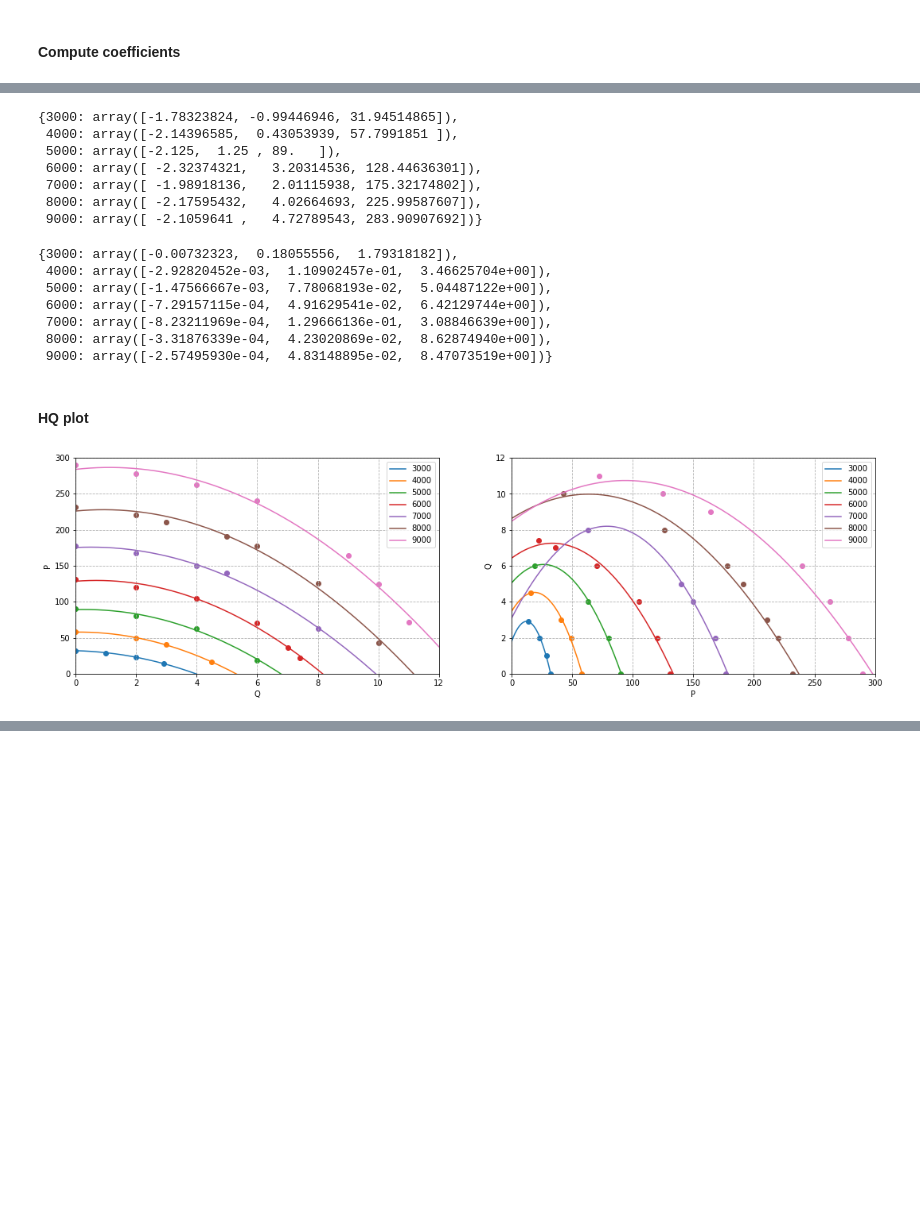
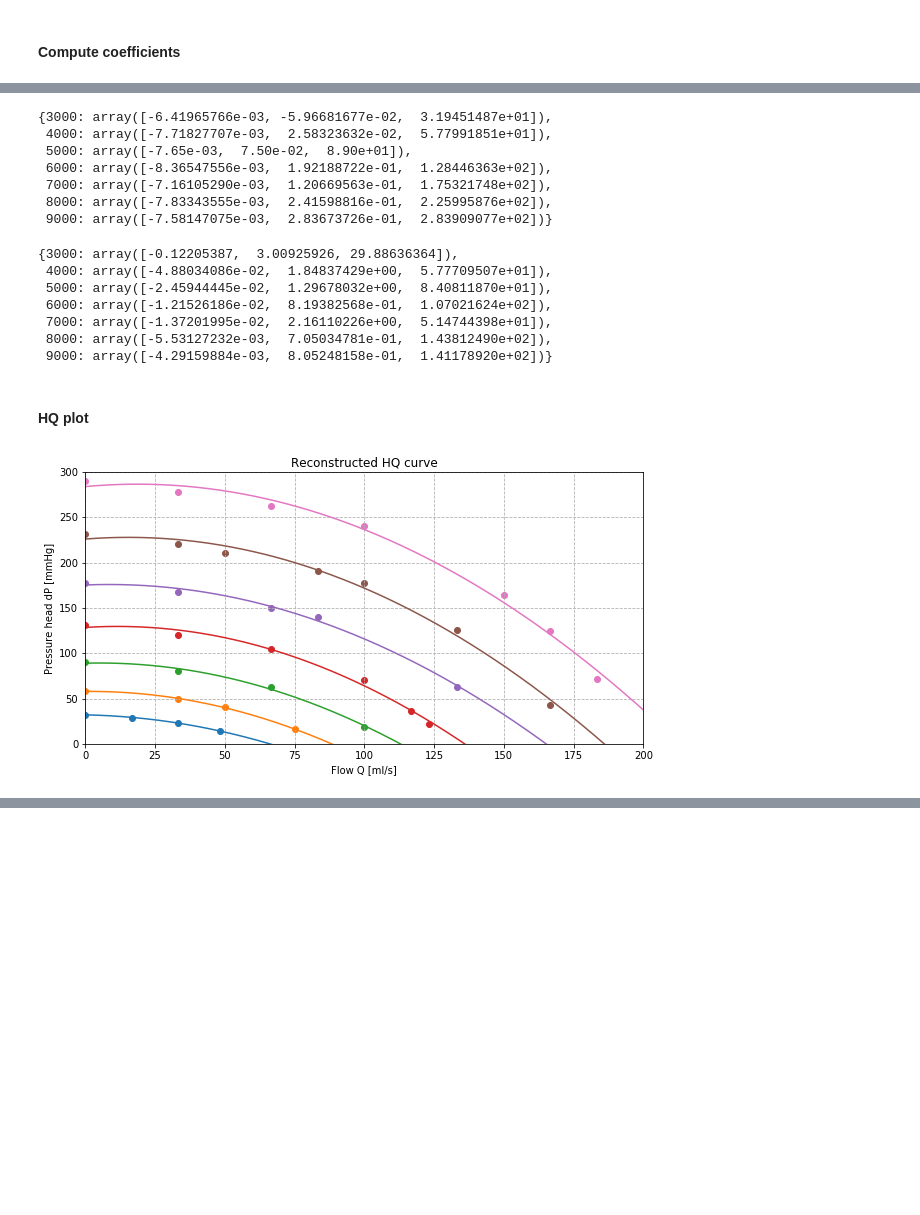
Before and after one commit to matthiaszeller/VAD-0D-DNN, a Jupyter notebook: notebooks/N1-HQ-curve-HMIII.ipynb, the cells around one changed output, grey strips where cells are left out. Drawn from its saved outputs; the diff is of its cells as text; code cells hidden in the pictures; blank space fills up the shorter version.

Commit message:
Modelica: duplicate VAD->VAD2 / HQ curve: reverted axes, correct units, no min/max yet ...

```diff
--- a/notebooks/N1-HQ-curve-HMIII.ipynb
+++ b/notebooks/N1-HQ-curve-HMIII.ipynb
@@ -56,0 +59,4 @@ data[9000] = [
+# %%
+for RPM in data:
+    data[RPM] = np.array(data[RPM])
+    data[RPM][0] = data[RPM][0] * 1000 / 60
@@ -82,40 +109,36 @@ for k in data:
 # %%
 coefs
 # %% [output]
-{3000: array([-1.78323824, -0.99446946, 31.94514865]),
- 4000: array([-2.14396585,  0.43053939, 57.7991851 ]),
- 5000: array([-2.125,  1.25 , 89.   ]),
- 6000: array([ -2.32374321,   3.20314536, 128.44636301]),
- 7000: array([ -1.98918136,   2.01115938, 175.32174802]),
- 8000: array([ -2.17595432,   4.02664693, 225.99587607]),
- 9000: array([ -2.1059641 ,   4.72789543, 283.90907692])}
+{3000: array([-6.41965766e-03, -5.96681677e-02,  3.19451487e+01]),
+ 4000: array([-7.71827707e-03,  2.58323632e-02,  5.77991851e+01]),
+ 5000: array([-7.65e-03,  7.50e-02,  8.90e+01]),
+ 6000: array([-8.36547556e-03,  1.92188722e-01,  1.28446363e+02]),
+ 7000: array([-7.16105290e-03,  1.20669563e-01,  1.75321748e+02]),
+ 8000: array([-7.83343555e-03,  2.41598816e-01,  2.25995876e+02]),
+ 9000: array([-7.58147075e-03,  2.83673726e-01,  2.83909077e+02])}
 # %%
 coefs_rev
 # %% [output]
-{3000: array([-0.00732323,  0.18055556,  1.79318182]),
- 4000: array([-2.92820452e-03,  1.10902457e-01,  3.46625704e+00]),
- 5000: array([-1.47566667e-03,  7.78068193e-02,  5.04487122e+00]),
- 6000: array([-7.29157115e-04,  4.91629541e-02,  6.42129744e+00]),
- 7000: array([-8.23211969e-04,  1.29666136e-01,  3.08846639e+00]),
- 8000: array([-3.31876339e-04,  4.23020869e-02,  8.62874940e+00]),
- 9000: array([-2.57495930e-04,  4.83148895e-02,  8.47073519e+00])}
+{3000: array([-0.12205387,  3.00925926, 29.88636364]),
+ 4000: array([-4.88034086e-02,  1.84837429e+00,  5.77709507e+01]),
+ 5000: array([-2.45944445e-02,  1.29678032e+00,  8.40811870e+01]),
+ 6000: array([-1.21526186e-02,  8.19382568e-01,  1.07021624e+02]),
+ 7000: array([-1.37201995e-02,  2.16110226e+00,  5.14744398e+01]),
+ 8000: array([-5.53127232e-03,  7.05034781e-01,  1.43812490e+02]),
+ 9000: array([-4.29159884e-03,  8.05248158e-01,  1.41178920e+02])}
 # %% [markdown]
 #### HQ plot
-# %%
-fig,ax = plt.subplots(1,2,figsize=(18, 5))
-Q = np.linspace(0, 12, 1000)
-P = np.linspace(0, 300, 1000)
-for k,poly in coefs.items():
-    ax[0].scatter(data[k][0], data[k][1])
-    ax[0].plot(Q, np.polyval(poly, Q), label=k)
-    ax[1].scatter(data[k][1], data[k][0])
-    ax[1].plot(P, np.polyval(coefs_rev[k], P), label=k)
-
-ax[0].set_xlim(0,12); ax[0].set_ylim(0,300)
-ax[0].grid(ls='--'); ax[0].legend();
-ax[0].set_xlabel("Q"); ax[0].set_ylabel("P");
-ax[1].set_xlim(0,300); ax[1].set_ylim(0,12)
-ax[1].grid(ls='--'); ax[1].legend();
-ax[1].set_xlabel("P"); ax[1].set_ylabel("Q");
-# %% [output]
-[figure, removed]
+# %%
+fig,ax = plt.subplots(1,1,figsize=(10,5))
+Qmax = 12 * 1000/60
+Q = np.linspace(0, Qmax, 1000)
+
+for RPM, coef in coefs.items():
+    plt.scatter(data[RPM][0], data[RPM][1])
+    plt.plot(Q, np.polyval(coef, Q))
+
+plt.xlim(0, Qmax); plt.ylim(0, 300); plt.grid(ls='--');
+plt.xlabel("Flow Q [ml/s]"); plt.ylabel("Pressure head dP [mmHg]");
+plt.title("Reconstructed HQ curve");
+# %% [output]
+[figure, added]
```
Also changed, not shown: parts of 5 cells of this notebook, 2 other files.
